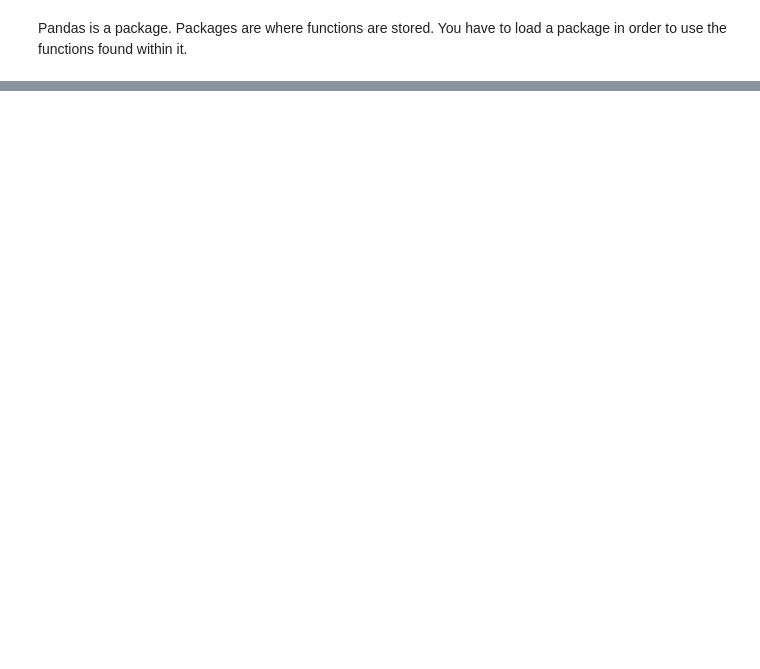
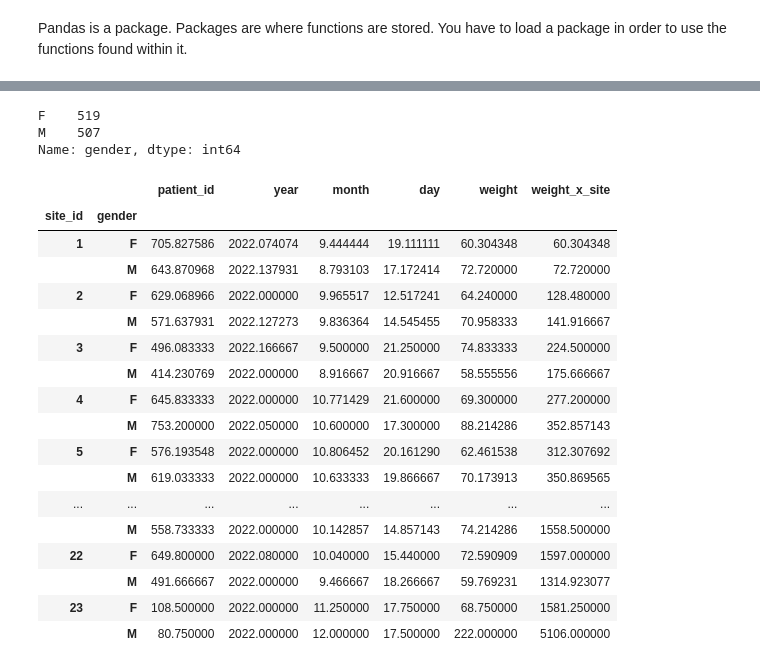
Before and after one commit to theheking/intro-to-python, a Jupyter notebook: 2_DataFrames_Filled.ipynb, the cells around one changed output, grey strips where cells are left out. Cells and saved outputs as stored; diff of their text form; code cells hidden in the pictures; blank space fills up the shorter version.

```diff
--- a/2_DataFrames_Filled.ipynb
+++ b/2_DataFrames_Filled.ipynb
@@ -315,0 +275,29 @@ So we can calculate the difference between columns, multiply them etc.
+# %%
+patient_df["gender"].value_counts()
+# %% [output]
+F    519
+M    507
+Name: gender, dtype: int64
+# %%
+#perform challenge
+grouped_data2 = patient_df.groupby(['site_id','gender'])
+grouped_data2.mean()
+# %% [output]
+|  |  | patient_id | year | month | day | weight | weight_x_site |
+| site_id | gender |  |  |  |  |  |  |
+| 1 | F | 705.827586 | 2022.074074 | 9.444444 | 19.111111 | 60.304348 | 60.304348 |
+|  | M | 643.870968 | 2022.137931 | 8.793103 | 17.172414 | 72.720000 | 72.720000 |
+| 2 | F | 629.068966 | 2022.000000 | 9.965517 | 12.517241 | 64.240000 | 128.480000 |
+|  | M | 571.637931 | 2022.127273 | 9.836364 | 14.545455 | 70.958333 | 141.916667 |
+| 3 | F | 496.083333 | 2022.166667 | 9.500000 | 21.250000 | 74.833333 | 224.500000 |
+|  | M | 414.230769 | 2022.000000 | 8.916667 | 20.916667 | 58.555556 | 175.666667 |
+| 4 | F | 645.833333 | 2022.000000 | 10.771429 | 21.600000 | 69.300000 | 277.200000 |
+|  | M | 753.200000 | 2022.050000 | 10.600000 | 17.300000 | 88.214286 | 352.857143 |
+| 5 | F | 576.193548 | 2022.000000 | 10.806452 | 20.161290 | 62.461538 | 312.307692 |
+|  | M | 619.033333 | 2022.000000 | 10.633333 | 19.866667 | 70.173913 | 350.869565 |
+| ... | ... | ... | ... | ... | ... | ... | ... |
+|  | M | 558.733333 | 2022.000000 | 10.142857 | 14.857143 | 74.214286 | 1558.500000 |
+| 22 | F | 649.800000 | 2022.080000 | 10.040000 | 15.440000 | 72.590909 | 1597.000000 |
+|  | M | 491.666667 | 2022.000000 | 9.466667 | 18.266667 | 59.769231 | 1314.923077 |
+| 23 | F | 108.500000 | 2022.000000 | 11.250000 | 17.750000 | 68.750000 | 1581.250000 |
+|  | M | 80.750000 | 2022.000000 | 12.000000 | 17.500000 | 222.000000 | 5106.000000 |
```
Also changed, not shown: parts of 46 cells of this notebook.
